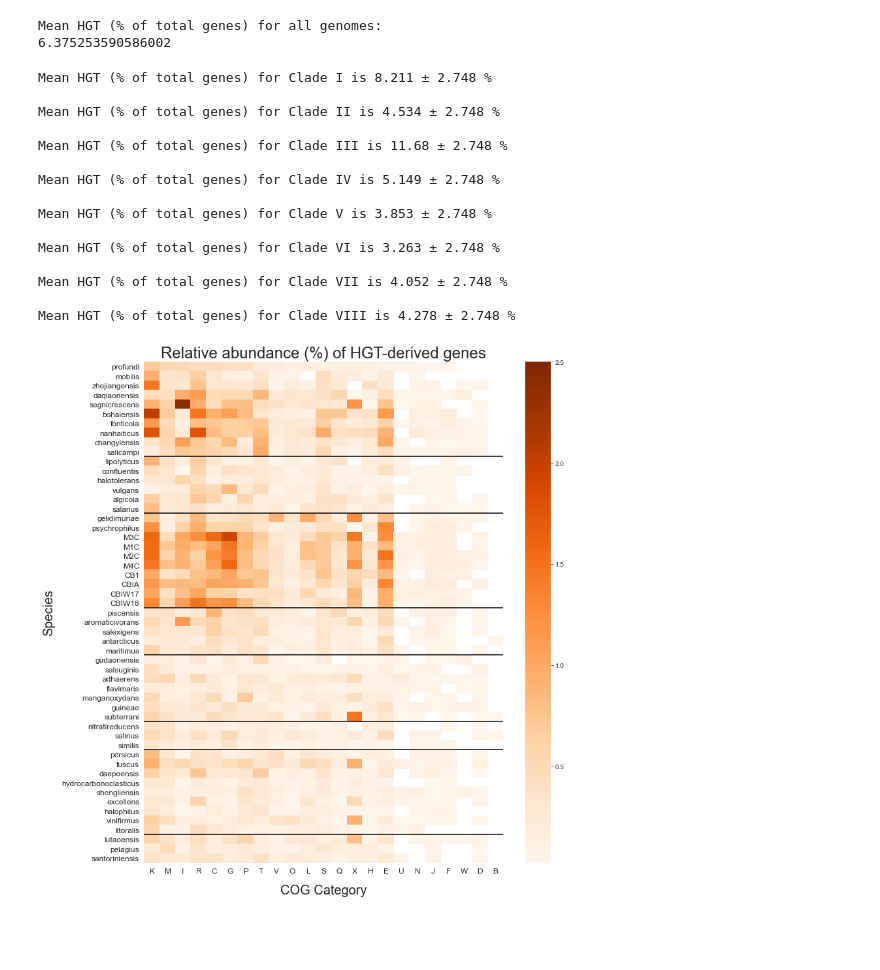
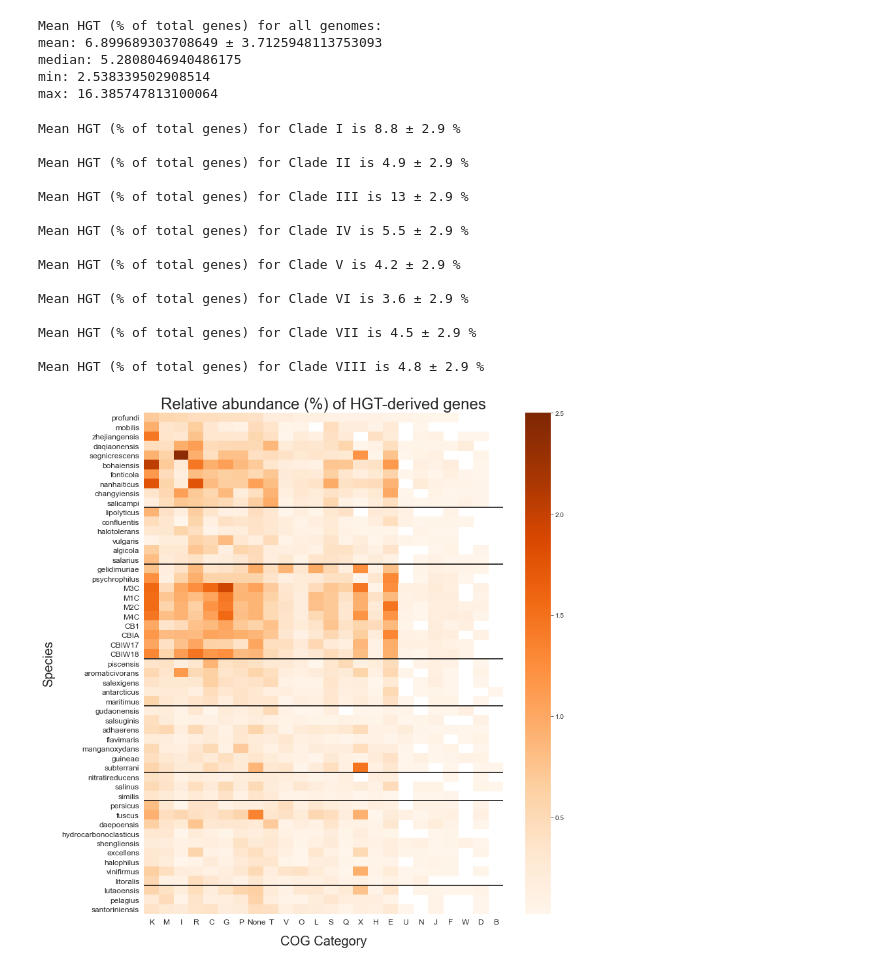
Before and after one commit to zscooper/marinobacter_pangenomics, a Jupyter notebook: HGTector_output_analyze_visualize.ipynb, the cells around one changed output. Cells and saved outputs as stored; diff of their text form; code cells hidden in the pictures; blank space fills up the shorter version.

```diff
--- a/HGTector_output_analyze_visualize.ipynb
+++ b/HGTector_output_analyze_visualize.ipynb
@@ -119,10 +119,14 @@ def merge_hgt_func(df_hgt,df_func,name,prot=True,cat=False): #must input specifi
     if prot == True and cat == True: #returns both function and category
         return df
     elif prot == True and cat == False: #returns only function, default behavior
-        df1 = df[df['source'].str.contains("COG_FUNCTION", na=False)]
+        df1 = df[df['source'].str.contains("COG_FUNCTION", na=True)] #na=True keeps non-annotated genes (duplicated)
+        df1 = df1.drop_duplicates(subset=['gene_callers_id']) #non-annotated genes don't have "function" so we remove the duplicate from the data
+        df1 = df1.fillna('None') #Set name of non-annotated genes to 'None'
         return df1
     elif prot == False and cat == True: #returns only category
-        df1 = df[df['source'].str.contains("COG_CATEGORY", na=False)]
+        df1 = df[df['source'].str.contains("COG_CATEGORY", na=True)]
+        df1 = df1.drop_duplicates(subset=['gene_callers_id'])
+        df1 = df1.fillna('None')
         return df1
 # %%
 #example output from function merge
@@ -200,33 +205,39 @@ HGT_cat_sum_df
 # %%
 #Getting overall summary info for HGT events in the pangenome
 print('Mean HGT (% of total genes) for all genomes:')
-print(HGT_cat_sum_df['Percent HGTs'].mean())
+print('mean:',HGT_cat_sum_df['Percent HGTs'].mean(),'\u00B1',HGT_cat_sum_df['Percent HGTs'].std())
+print('median:',HGT_cat_sum_df['Percent HGTs'].median())
+print('min:',HGT_cat_sum_df['Percent HGTs'].min())
+print('max:',HGT_cat_sum_df['Percent HGTs'].max())
 # %% [output]
 Mean HGT (% of total genes) for all genomes:
-6.375253590586002
+mean: 6.899689303708649 ± 3.7125948113753093
+median: 5.2808046940486175
+min: 2.538339502908514
+max: 16.385747813100064
 # %%
 clades = ['I','II','III','IV','V','VI','VII','VIII']
 
 for clade in clades: #perform the calculation for each clade
     mean = HGT_cat_sum_df[HGT_cat_sum_df['Clade'] == clade]['Percent HGTs'].mean() #get the mean for the specified clade
     std = HGT_cat_sum_df[HGT_cat_sum_df['Clade'] == 'I']['Percent HGTs'].std() #get the standard deviation
-    print(f'Mean HGT (% of total genes) for Clade {clade} is {mean:.4g} \u00B1 {std:.4g} %\n')
+    print(f'Mean HGT (% of total genes) for Clade {clade} is {mean:.2g} \u00B1 {std:.2g} %\n')
 # %% [output]
-Mean HGT (% of total genes) for Clade I is 8.211 ± 2.748 %
+Mean HGT (% of total genes) for Clade I is 8.8 ± 2.9 %
 
-Mean HGT (% of total genes) for Clade II is 4.534 ± 2.748 %
+Mean HGT (% of total genes) for Clade II is 4.9 ± 2.9 %
 
-Mean HGT (% of total genes) for Clade III is 11.68 ± 2.748 %
+Mean HGT (% of total genes) for Clade III is 13 ± 2.9 %
 
-Mean HGT (% of total genes) for Clade IV is 5.149 ± 2.748 %
+Mean HGT (% of total genes) for Clade IV is 5.5 ± 2.9 %
 
-Mean HGT (% of total genes) for Clade V is 3.853 ± 2.748 %
+Mean HGT (% of total genes) for Clade V is 4.2 ± 2.9 %
 
-Mean HGT (% of total genes) for Clade VI is 3.263 ± 2.748 %
+Mean HGT (% of total genes) for Clade VI is 3.6 ± 2.9 %
 
-Mean HGT (% of total genes) for Clade VII is 4.052 ± 2.748 %
+Mean HGT (% of total genes) for Clade VII is 4.5 ± 2.9 %
 
-Mean HGT (% of total genes) for Clade VIII is 4.278 ± 2.748 %
+Mean HGT (% of total genes) for Clade VIII is 4.8 ± 2.9 %
 # %%
 #setting params to be able to edit text in saved svg (used inkscape to italicize species names and add Clade labels)
 new_rc_params = {'text.usetex': False,
@@ -235,18 +246,19 @@ mpl.rcParams.update(new_rc_params)
 # %%
 #setting up the plot
 sns.set_style('white') #seaborn theme to create figure
 fig,ax=plt.subplots(figsize=(12,12)) #establish figure and axes objects and set size
 plt.title('Relative abundance (%) of HGT-derived genes',fontsize = 24) #title settings
 ax.tick_params(labelsize=12) #setting fontsize for axis ticks (species and COG categories)
 ax.hlines([10,16,26,31,38,41,50],xmin=0,xmax=200, colors='black') #adding lines to divide clades
 sns.heatmap(data=HGT_cat_rel,cmap='Oranges',vmax=2.5) #create the heatmap object and set colorbar options
 plt.ylabel('Species',fontsize = 20, labelpad = 10) #y label settings
 plt.xlabel('COG Category',fontsize = 20, labelpad = 15) #x label settings
+plt.xticks(rotation=0) #Set x-tick label rotation
 plt.tight_layout() #minimize whitespace around figure
 #save it if you want
-#plt.savefig('../fig_editing/HGTector_COG_relabund_heatmap.svg',dpi=300,format='svg')
+#plt.savefig('../fig_editing/HGTector_COG_relabund_heatmap_v3.svg',dpi=300,format='svg')
 # %% [output]
-[figure, old version]
+[figure, new version]
 # %%
 #numerical version of heatmap showing percentage of total genes that are derived by HGT for each category
 display(HTML(HGT_cat_rel.to_html()))
```
Also changed, not shown: parts of 6 cells of this notebook.
